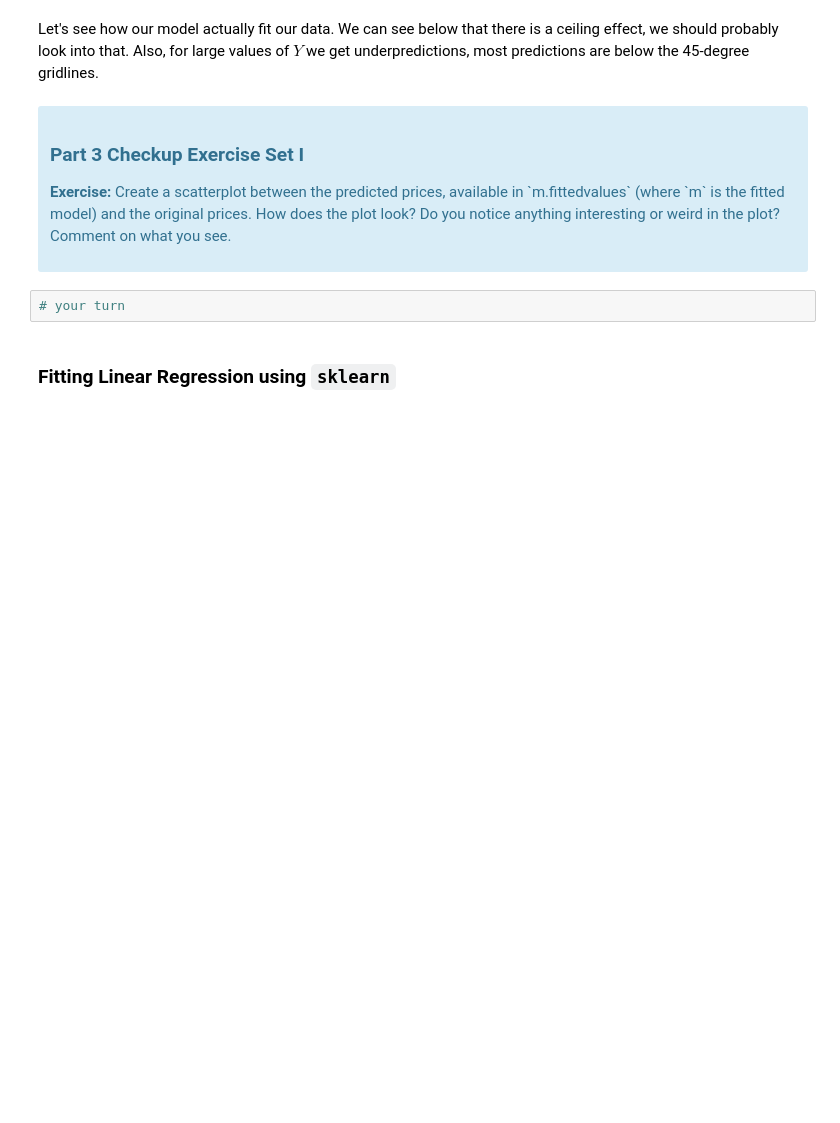
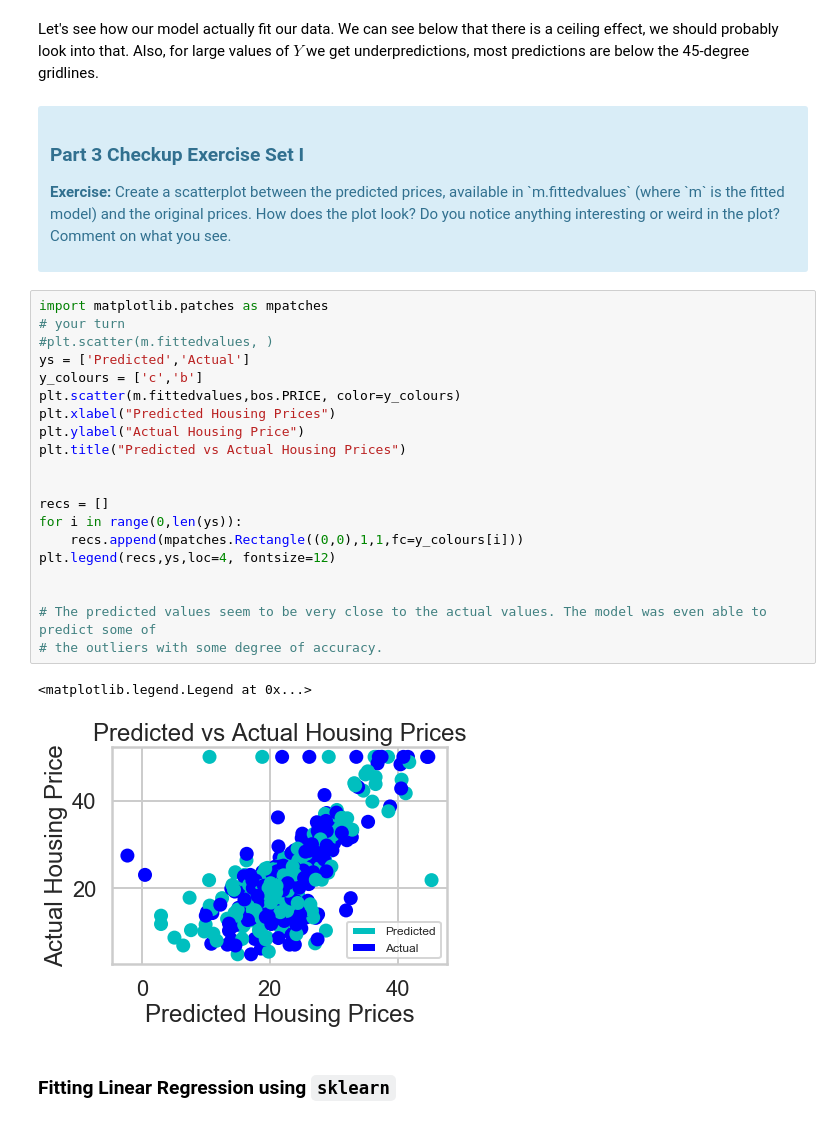
Before and after one commit to cleonard1261/springboard, a Jupyter notebook: linear_regression/Mini_Project_Linear_Regression.ipynb, the cells around one changed output. Drawn from its saved outputs; the diff is of its cells as text; blank space fills up the shorter version.

```diff
--- a/linear_regression/Mini_Project_Linear_Regression.ipynb
+++ b/linear_regression/Mini_Project_Linear_Regression.ipynb
@@ -422,8 +440,29 @@ Let's see how our model actually fit our data. We can see below that there is a
 
 <p><b>Exercise:</b> Create a scatterplot between the predicted prices, available in `m.fittedvalues` (where `m` is the fitted model) and the original prices. How does the plot look? Do you notice anything interesting or weird in the plot? Comment on what you see.</p>
 </div>
-# %%
-# your turn
+# %%
+import matplotlib.patches as mpatches
+# your turn
+#plt.scatter(m.fittedvalues, )
+ys = ['Predicted','Actual']
+y_colours = ['c','b']
+plt.scatter(m.fittedvalues,bos.PRICE, color=y_colours)
+plt.xlabel("Predicted Housing Prices")
+plt.ylabel("Actual Housing Price")
+plt.title("Predicted vs Actual Housing Prices")
+
+
+recs = []
+for i in range(0,len(ys)):
+    recs.append(mpatches.Rectangle((0,0),1,1,fc=y_colours[i]))
+plt.legend(recs,ys,loc=4, fontsize=12)
+
+
+# The predicted values seem to be very close to the actual values. The model was even able to predict some of
+# the outliers with some degree of accuracy.
+# %% [output]
+<matplotlib.legend.Legend at 0x...>
+[figure, added]
 # %% [markdown]
 ### Fitting Linear Regression using `sklearn`
 # %%
```
Also changed, not shown: parts of 20 cells of this notebook.
